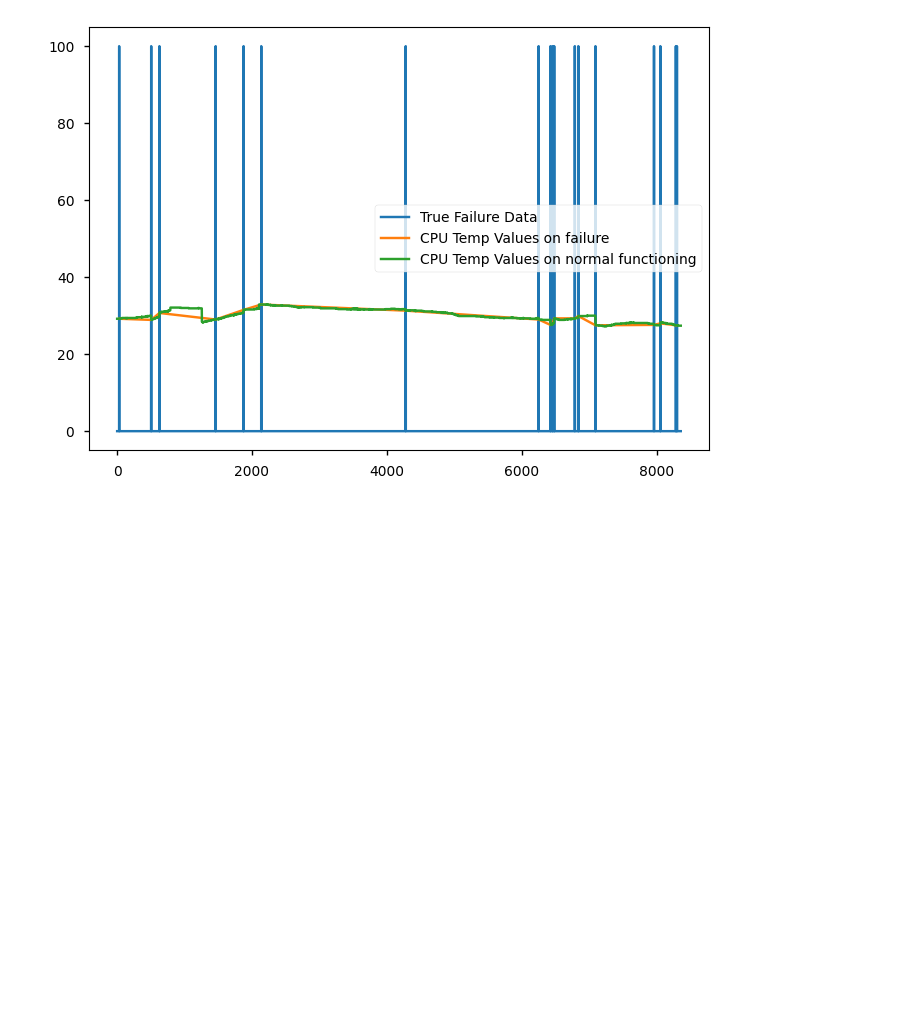
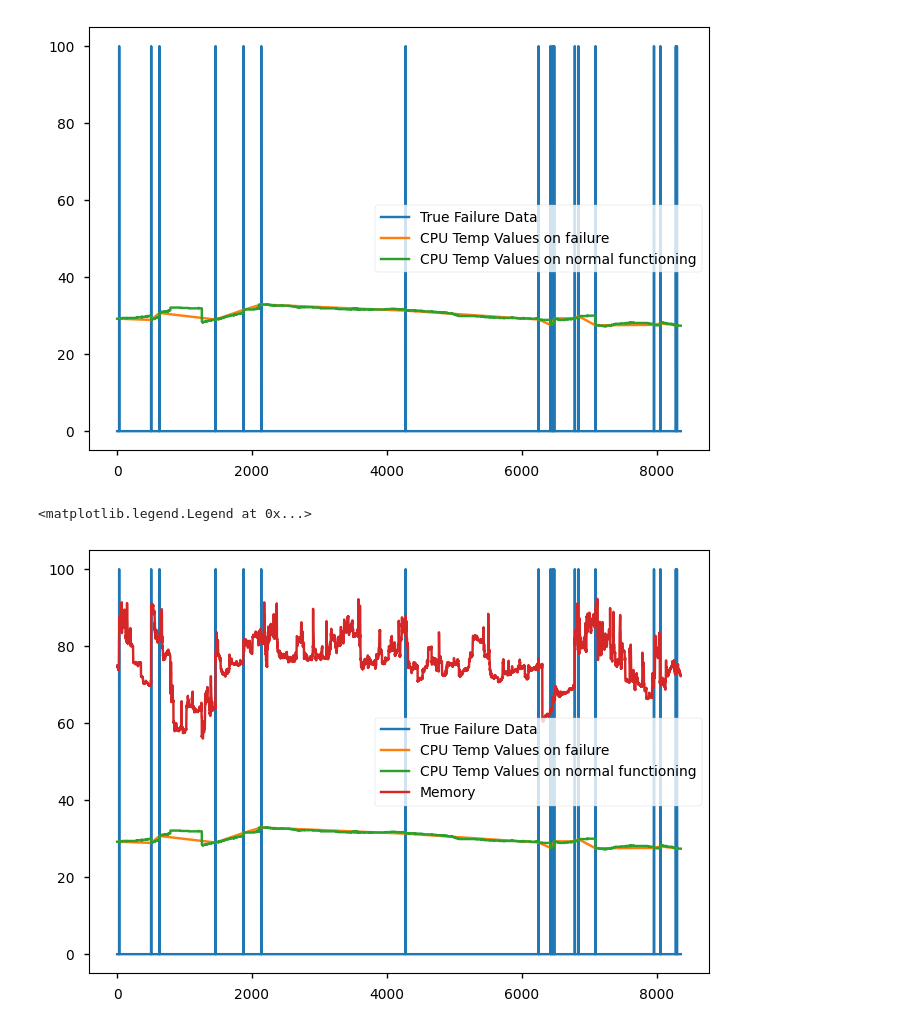
Before and after one commit to narogishin/predictive-analysis-of-my-computer, a Jupyter notebook: main.ipynb, the cells around one changed output. Saved outputs shown, nothing was run; the diff lists cells and outputs as text; code cells hidden in the pictures; blank space fills up the shorter version.

```diff
--- a/main.ipynb
+++ b/main.ipynb
@@ -115,5 +115,14 @@ plt.legend()
 # %% [output]
 <matplotlib.legend.Legend at 0x...>
 [figure]
+# %%
+plt.plot(100*df['output'], label = 'True Failure Data')
+plt.plot(df['cpu_temp'][failures], label = 'CPU Temp Values on failure')
+plt.plot(df['cpu_temp'][not_failures], label = 'CPU Temp Values on normal functioning')
+plt.plot(df['memory'], label = "Memory")
+plt.legend()
+# %% [output]
+<matplotlib.legend.Legend at 0x...>
+[figure, added]
 # %%
 model = Sequential()
```
